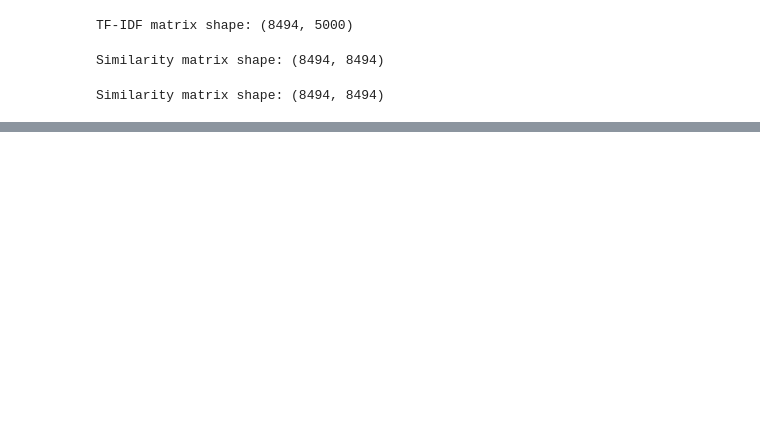
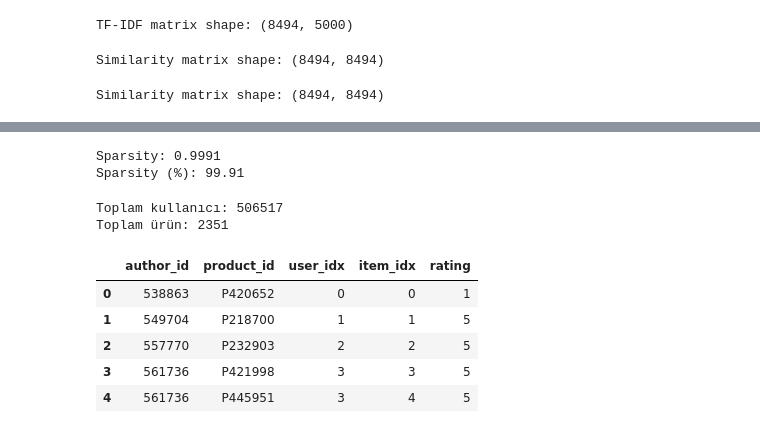
Before and after one commit to aslitarakcilar/cosmetic-recommendation-system, a Jupyter notebook: notebooks/01_data_loading.ipynb, the cells around one changed output, grey strips where cells are left out. Cells and saved outputs as stored; diff of their text form; code cells hidden in the pictures; blank space fills up the shorter version.

```diff
--- a/notebooks/01_data_loading.ipynb
+++ b/notebooks/01_data_loading.ipynb
@@ -1234,0 +1287,64 @@ recommend_similar_products("Radiant Creamy Concealer")
+# %%
+# ------------------------------------------------------------------
+# SPARSITY (SEYREKLİK) HESAPLAMA
+#
+# User-item matrisi çoğunlukla boş olur.
+# Bu yüzden CF veri setinin ne kadar seyrek olduğunu hesaplıyoruz.
+#
+# sparsity = 1 - (mevcut rating sayısı / tüm olası user-item çiftleri)
+# ------------------------------------------------------------------
+
+sparsity = 1 - (n_ratings / (n_users * n_items))
+
+print("Sparsity:", round(sparsity, 4))
+print("Sparsity (%):", round(sparsity * 100, 2))
+# %% [output]
+Sparsity: 0.9991
+Sparsity (%): 99.91
+# %%
+# ------------------------------------------------------------------
+# USER VE ITEM INDEX MAPPING
+#
+# CF algoritmalarında kullanıcı ve ürün ID'lerini doğrudan string/object
+# olarak kullanmak yerine, bunları integer index'e çeviriyoruz.
+#
+# Amaç:
+# - sparse matrix oluşturabilmek
+# - her kullanıcıya ve ürüne bir satır/sütun numarası vermek
+# ------------------------------------------------------------------
+
+user_ids = cf_data["author_id"].unique()
+item_ids = cf_data["product_id"].unique()
+
+user_to_idx = {user_id: idx for idx, user_id in enumerate(user_ids)}
+item_to_idx = {item_id: idx for idx, item_id in enumerate(item_ids)}
+
+idx_to_user = {idx: user_id for user_id, idx in user_to_idx.items()}
+idx_to_item = {idx: item_id for item_id, idx in item_to_idx.items()}
+
+print("Toplam kullanıcı:", len(user_to_idx))
+print("Toplam ürün:", len(item_to_idx))
+# %% [output]
+Toplam kullanıcı: 506517
+Toplam ürün: 2351
+# %%
+# ------------------------------------------------------------------
+# USER VE ITEM INDEX KOLONLARI
+#
+# Her rating kaydını:
+# - user_idx
+# - item_idx
+# şeklinde sayısal index'lere çeviriyoruz.
+# ------------------------------------------------------------------
+
+cf_data["user_idx"] = cf_data["author_id"].map(user_to_idx)
+cf_data["item_idx"] = cf_data["product_id"].map(item_to_idx)
+
+cf_data[["author_id", "product_id", "user_idx", "item_idx", "rating"]].head()
+# %% [output]
+|  | author_id | product_id | user_idx | item_idx | rating |
+| 0 | 538863 | P420652 | 0 | 0 | 1 |
+| 1 | 549704 | P218700 | 1 | 1 | 5 |
+| 2 | 557770 | P232903 | 2 | 2 | 5 |
+| 3 | 561736 | P421998 | 3 | 3 | 5 |
+| 4 | 561736 | P445951 | 3 | 4 | 5 |
```
Also changed, not shown: parts of 11 cells of this notebook.
